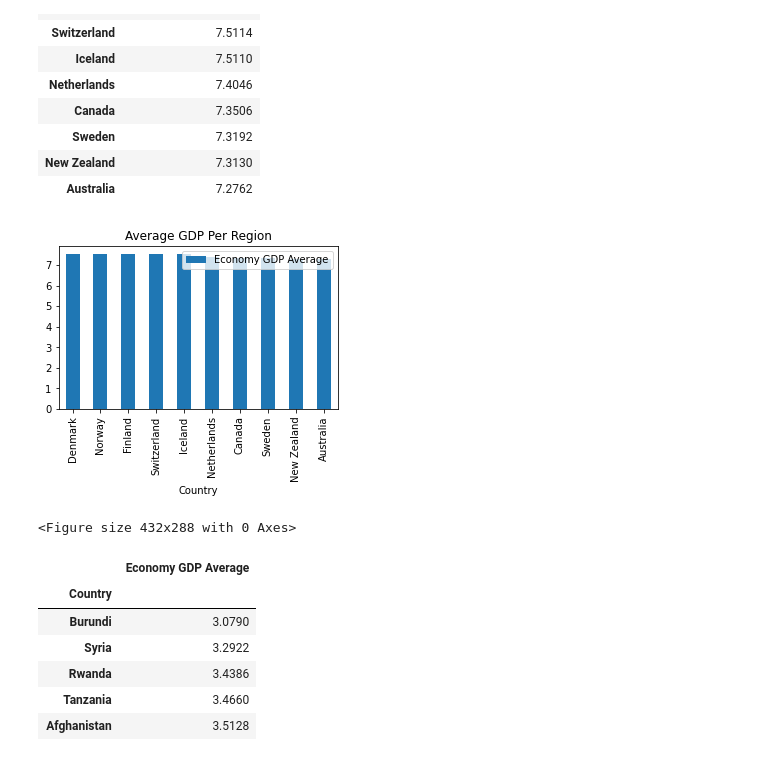
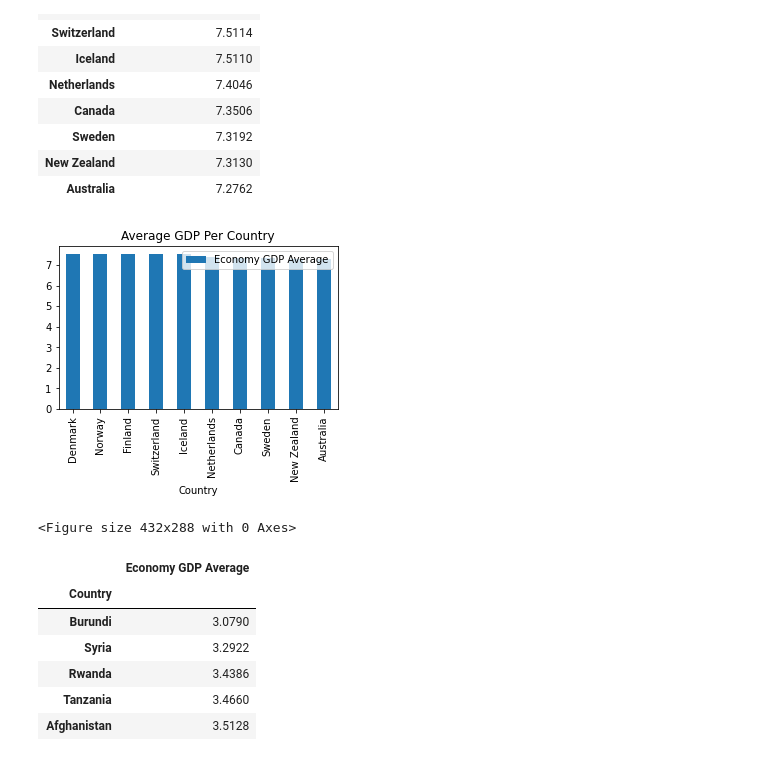
Before and after one commit to Alvin1359/world-happiness-report, a Jupyter notebook: WHA_Country.ipynb, the cells around one changed output. Drawn from its saved outputs; the diff is of its cells as text; code cells hidden in the pictures.

```diff
--- a/WHA_Country.ipynb
+++ b/WHA_Country.ipynb
@@ -560,14 +602,14 @@ highest_10_Economy
 # %%
 # Use DataFrame.plot() in order to create a bar chart of the data
 highest_10_Economy.plot(kind="bar", figsize=(5,3))
 
 # Set a title for the chart
-plt.title("Average GDP Per Region")
+plt.title("Average GDP Per Country")
 
 plt.show()
 plt.tight_layout()
 # %% [output]
-[figure, old version]
+[figure, new version]
 <Figure size 432x288 with 0 Axes>
 # %%
 # List top 10 Countries with the lowest average Economy GDP Averag
```
Also changed, not shown: parts of 7 cells of this notebook, 4 other files.
